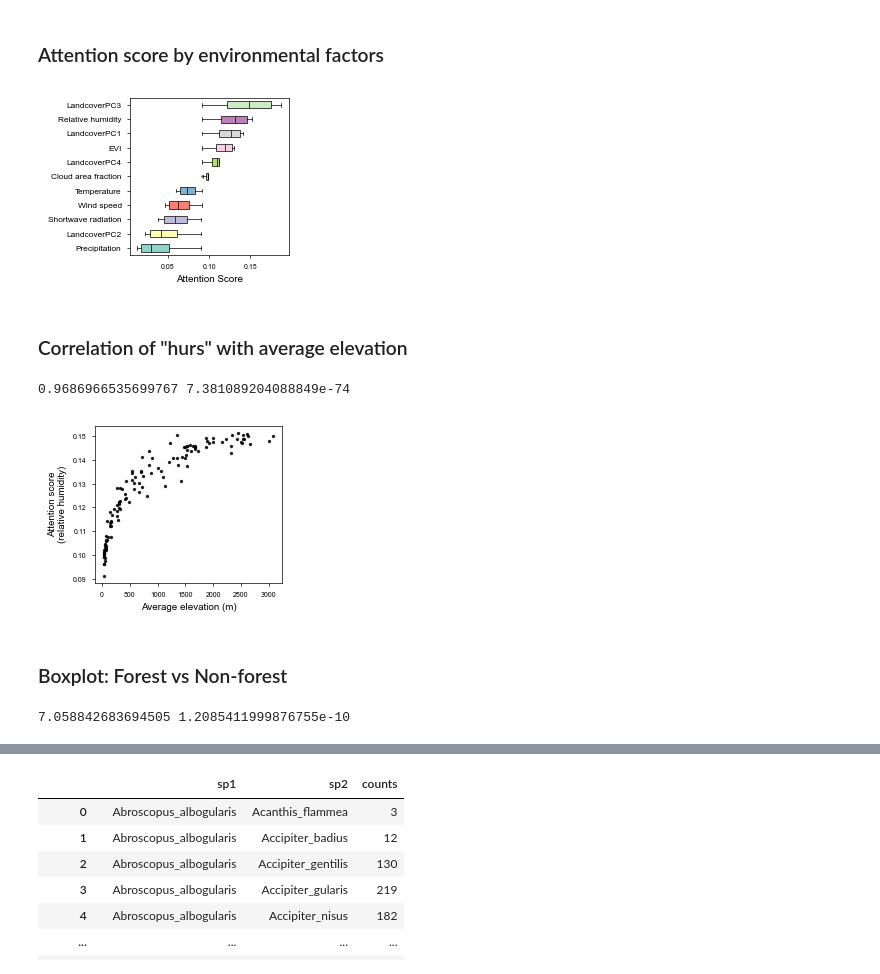
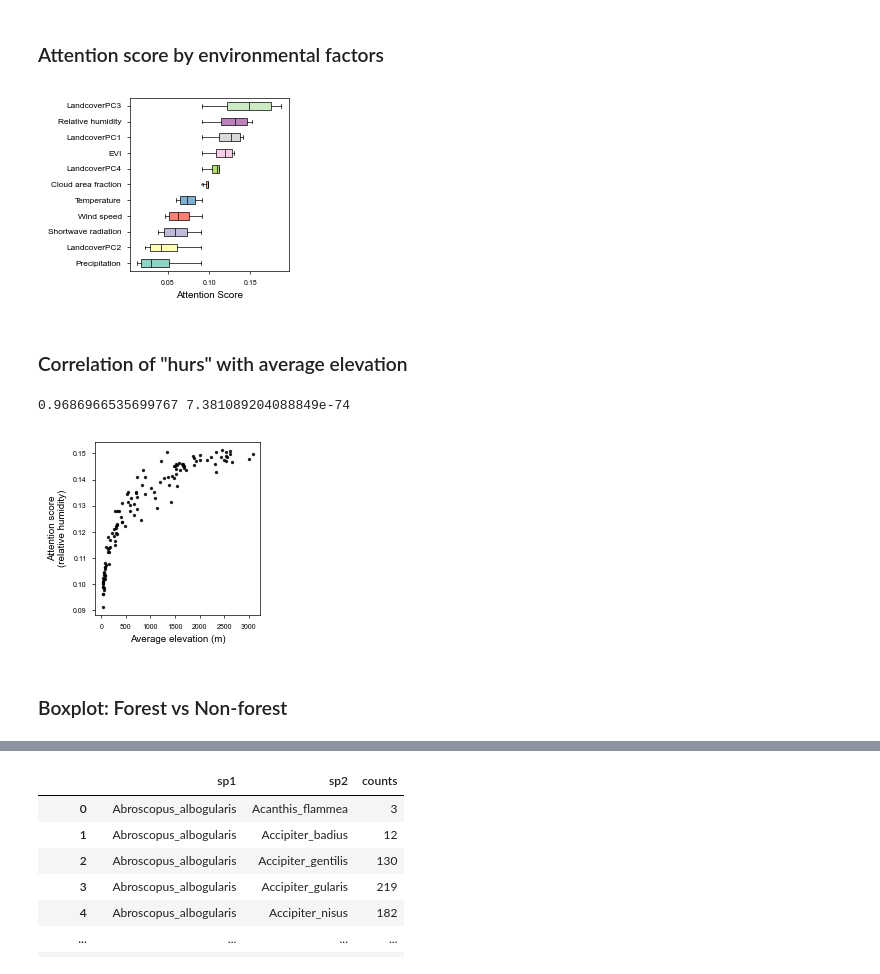
Before and after one commit to KLKua/DeepSDM, a Jupyter notebook: Fig3_attention.ipynb, the cells around one changed output, grey strips where cells are left out. Cells and saved outputs as stored; diff of their text form; code cells hidden in the pictures.

```diff
--- a/Fig3_attention.ipynb
+++ b/Fig3_attention.ipynb
@@ -1000,23 +1001,24 @@ plt.show()
 # %%
 # Draw boxplots for each environmental factor across all species.
 # The custom color list is used to distinguish different factors.
-fig, ax = plt.subplots(figsize = mm2inch(65, 50), gridspec_kw = {'left': 0.33, 'right': 0.95, 'bottom': 0.15, 'top': 0.95})
+fig, ax = plt.subplots(figsize = mm2inch(65, 55), gridspec_kw = {'left': 0.33, 'right': 0.95, 'bottom': 0.15, 'top': 0.95})
 box = ax.boxplot(df_attention_order.values, vert = False, patch_artist = True, tick_labels = df_attention_order.columns,
                  medianprops = dict(color = 'black'),
                 )
 
 for patch, label in zip(box['boxes'], df_attention_order.columns):
     patch.set_facecolor(custom_cmap[label])
     patch.set_edgecolor('black')
 
 ax.set_xlabel("Attention Score")
 ax.set_yticklabels(list(df_attention_order.columns), fontsize = 6)
 
 plot_output = os.path.join(PU.plot_path_attention, 'attention_boxplot_by_env.pdf')
+
 plt.savefig(plot_output, dpi = 500, transparent = True)
 plt.show()
 # %% [output]
-[figure, old version]
+[figure, new version]
 # %% [markdown]
 ### Correlation of "hurs" with average elevation
 # %%
@@ -1026,7 +1028,7 @@ avg_elevation = pd.read_csv(PU.avg_elev_path)
 # Scatter plot of average elevation vs. the attention score for "Cloud area fraction".
 # Spearman correlation is calculated.
 
-fig, ax = plt.subplots(figsize=mm2inch(65, 50), gridspec_kw = {'left': 0.22, 'right': 0.95, 'bottom': 0.15, 'top': 0.95})
+fig, ax = plt.subplots(figsize=mm2inch(60, 55), gridspec_kw = {'left': 0.25, 'right': 0.95, 'bottom': 0.15, 'top': 0.95})
 ax.scatter(x = [avg_elevation.AverageElevation[avg_elevation.Species == sp.replace(' ', '_')].tolist()[0] for sp in df_attention_order.index],
            y = df_attention_order['Relative humidity'],
            c = 'black',
@@ -1043,17 +1045,6 @@ plt.savefig(plot_output, dpi = 500, transparent = True)
 plt.show()
 # %% [output]
 0.9686966535699767 7.381089204088849e-74
-[figure, old version]
+[figure, new version]
 # %% [markdown]
 ### Boxplot: Forest vs Non-forest
-# %%
-# Compare LandcoverPC1 attention scores between forest-habitat species and non-forest species.
-# Conduct a t-test to determine statistical significance.
-forest_values = df_attention_order['LandcoverPC3'][np.array(habitat) == 'Habitat_Forest']
-non_forest_values = df_attention_order['LandcoverPC3'][np.array(habitat) != 'Habitat_Forest']
-t_stat, p_value = ttest_ind(forest_values, non_forest_values)
-significance_star = get_significance_stars(p_value)
-
-print(t_stat, p_value)
-# %% [output]
-7.058842683694505 1.2085411999876755e-10
```
Also changed, not shown: parts of 5 cells of this notebook.
